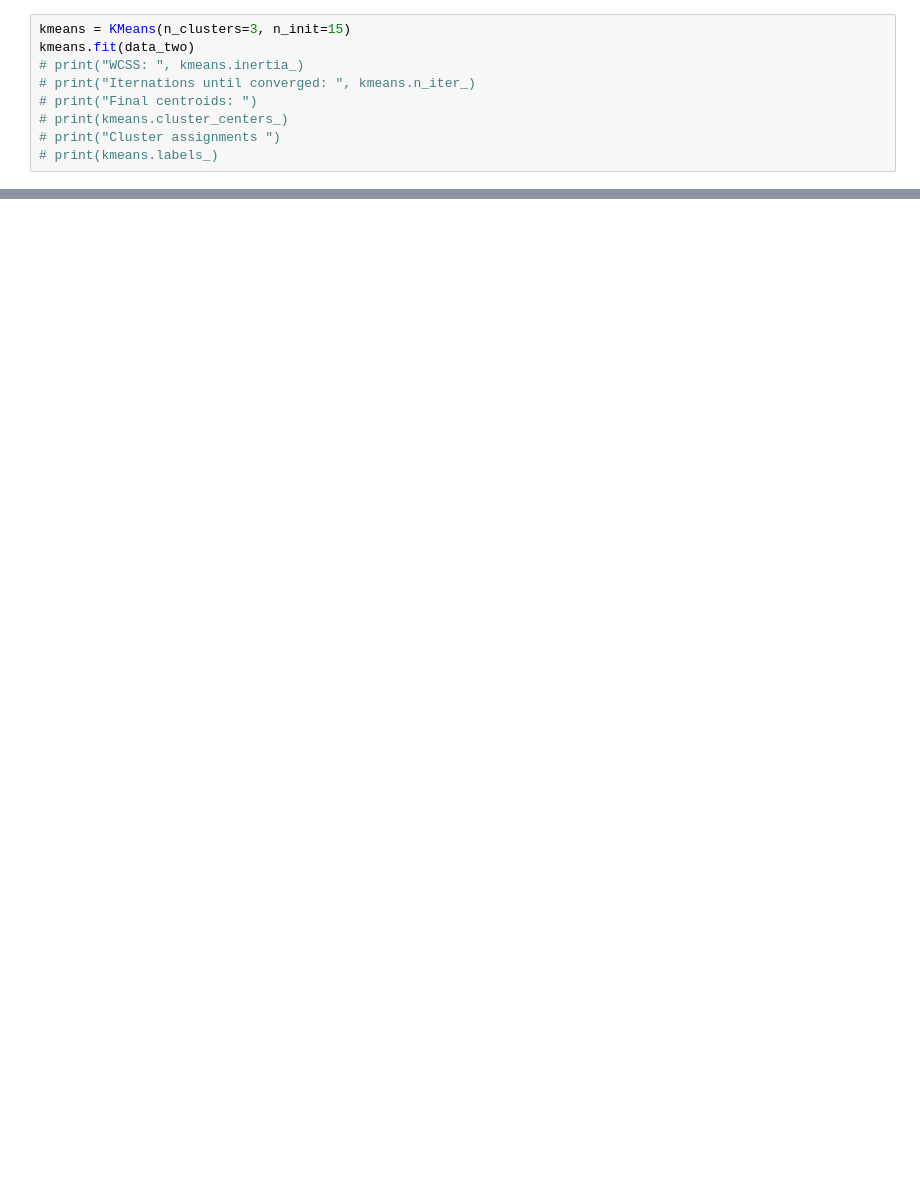
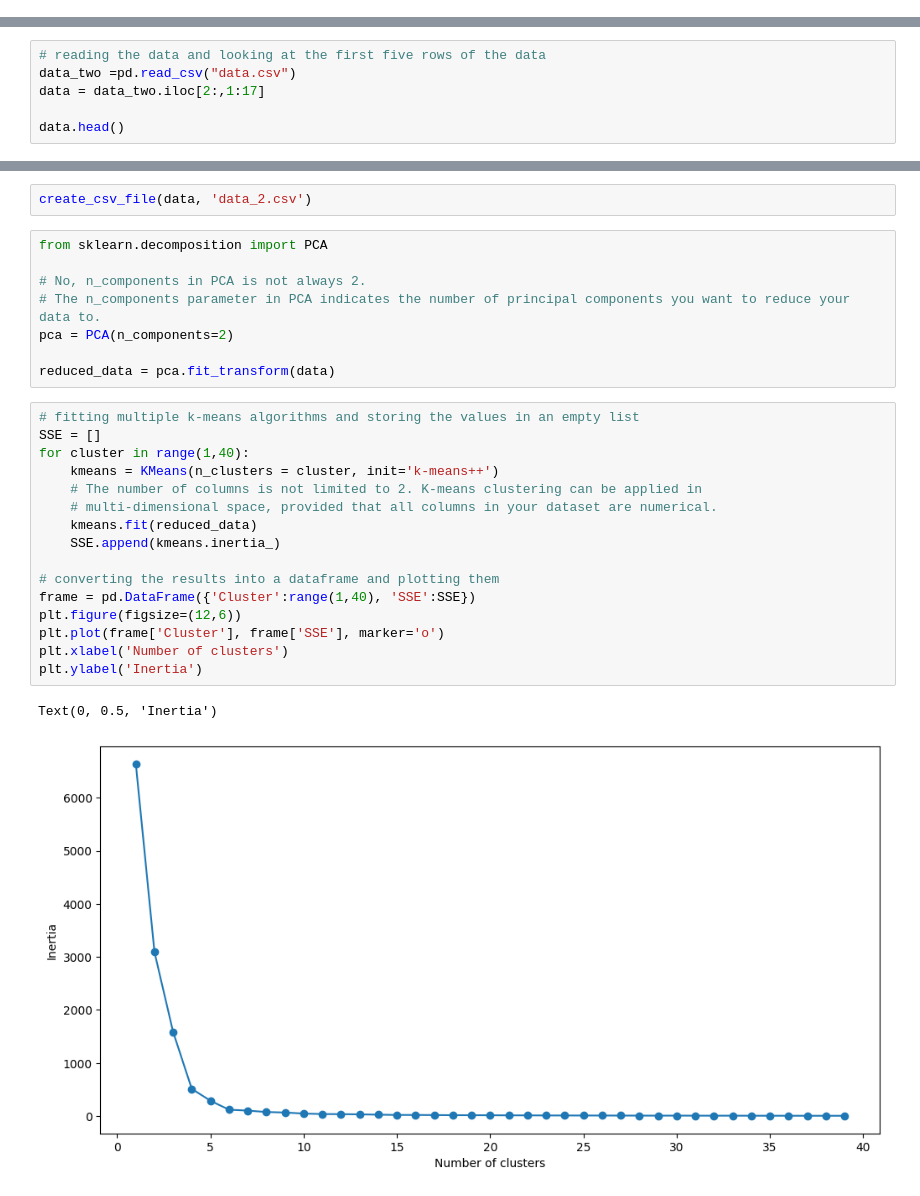
Before and after one commit to environmentallyconsciouscoder/customer_segmentation, a Jupyter notebook: k_means.ipynb, the cells around one changed output, grey strips where cells are left out. Cells and saved outputs as stored; diff of their text form; blank space fills up the shorter version.

Commit message:
feat: added k means clustering

```diff
--- a/k_means.ipynb
+++ b/k_means.ipynb
@@ -83,9 +14,0 @@ array([['0.0', '0.0', '0.0', ..., '0.0', '1.0', '0.25'],
-# %%
-kmeans = KMeans(n_clusters=3, n_init=15)
-kmeans.fit(data_two)
-# print("WCSS: ", kmeans.inertia_)
-# print("Iternations until converged: ", kmeans.n_iter_)
-# print("Final centroids: ")
-# print(kmeans.cluster_centers_)
-# print("Cluster assignments ")
-# print(kmeans.labels_)
@@ -111,0 +15,6 @@ df_2.get_df()
+# %%
+# reading the data and looking at the first five rows of the data
+data_two =pd.read_csv("data.csv")
+data = data_two.iloc[2:,1:17]
+
+data.head()
@@ -111,0 +88,29 @@ df_2.get_df()
+# %%
+create_csv_file(data, 'data_2.csv')
+# %%
+from sklearn.decomposition import PCA
+
+# No, n_components in PCA is not always 2.
+# The n_components parameter in PCA indicates the number of principal components you want to reduce your data to.
+pca = PCA(n_components=2)
+
+reduced_data = pca.fit_transform(data)
+# %%
+# fitting multiple k-means algorithms and storing the values in an empty list
+SSE = []
+for cluster in range(1,40):
+    kmeans = KMeans(n_clusters = cluster, init='k-means++')
+    # The number of columns is not limited to 2. K-means clustering can be applied in
+    # multi-dimensional space, provided that all columns in your dataset are numerical.
+    kmeans.fit(reduced_data)
+    SSE.append(kmeans.inertia_)
+
+# converting the results into a dataframe and plotting them
+frame = pd.DataFrame({'Cluster':range(1,40), 'SSE':SSE})
+plt.figure(figsize=(12,6))
+plt.plot(frame['Cluster'], frame['SSE'], marker='o')
+plt.xlabel('Number of clusters')
+plt.ylabel('Inertia')
+# %% [output]
+Text(0, 0.5, 'Inertia')
+[figure, added]
```
Also changed, not shown: parts of 28 cells of this notebook.
